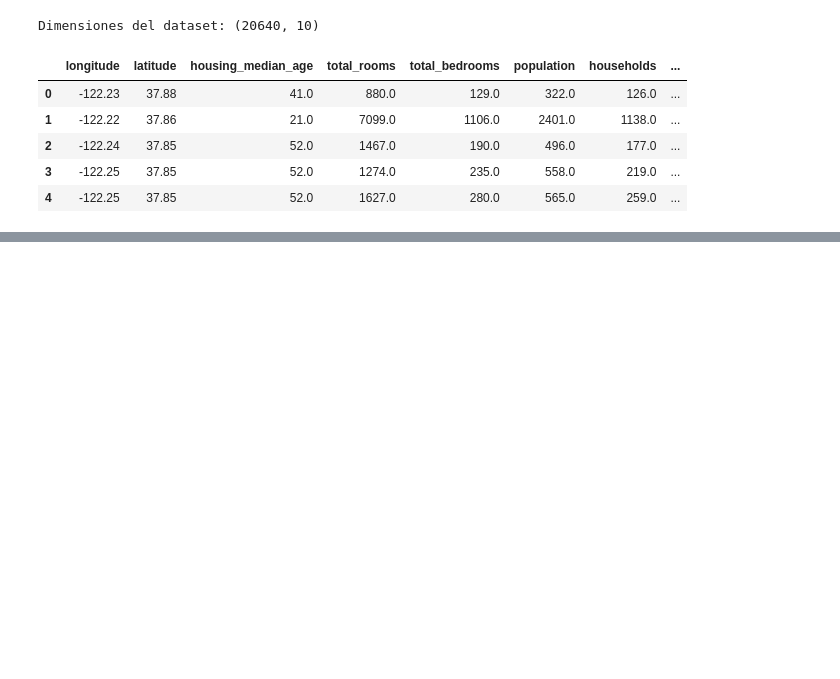
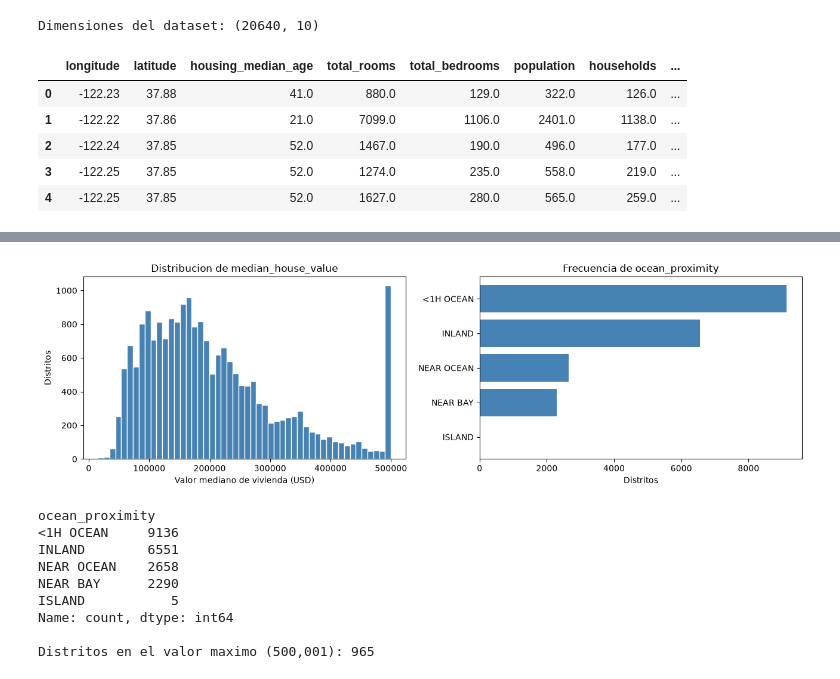
Before and after one commit to juanj-rgb/Proyecto-Modelos-1, a Jupyter notebook: fase-1/notebook.ipynb, the cells around one changed output, grey strips where cells are left out. Drawn from its saved outputs; the diff is of its cells as text; code cells hidden in the pictures; blank space fills up the shorter version.

```diff
--- a/fase-1/notebook.ipynb
+++ b/fase-1/notebook.ipynb
@@ -17,0 +119,34 @@ Dimensiones del dataset: (20640, 10)
+# %%
+# --- EDA 3: distribucion de la variable objetivo y de la categorica ---
+import matplotlib.pyplot as plt
+import seaborn as sns
+
+fig, axes = plt.subplots(1, 2, figsize=(13, 4))
+
+axes[0].hist(df['median_house_value'], bins=50, color='steelblue', edgecolor='white')
+axes[0].set_title('Distribucion de median_house_value')
+axes[0].set_xlabel('Valor mediano de vivienda (USD)')
+axes[0].set_ylabel('Distritos')
+
+conteo = df['ocean_proximity'].value_counts()
+axes[1].barh(conteo.index[::-1], conteo.values[::-1], color='steelblue')
+axes[1].set_title('Frecuencia de ocean_proximity')
+axes[1].set_xlabel('Distritos')
+
+plt.tight_layout()
+plt.show()
+
+print(conteo)
+print(f"\nDistritos en el valor maximo ({df['median_house_value'].max():,.0f}): "
+      f"{(df['median_house_value'] == df['median_house_value'].max()).sum()}")
+# %% [output]
+[figure, added]
+ocean_proximity
+<1H OCEAN     9136
+INLAND        6551
+NEAR OCEAN    2658
+NEAR BAY      2290
+ISLAND           5
+Name: count, dtype: int64
+
+Distritos en el valor maximo (500,001): 965
```
Also changed, not shown: parts of 36 cells of this notebook, 4 other files.
